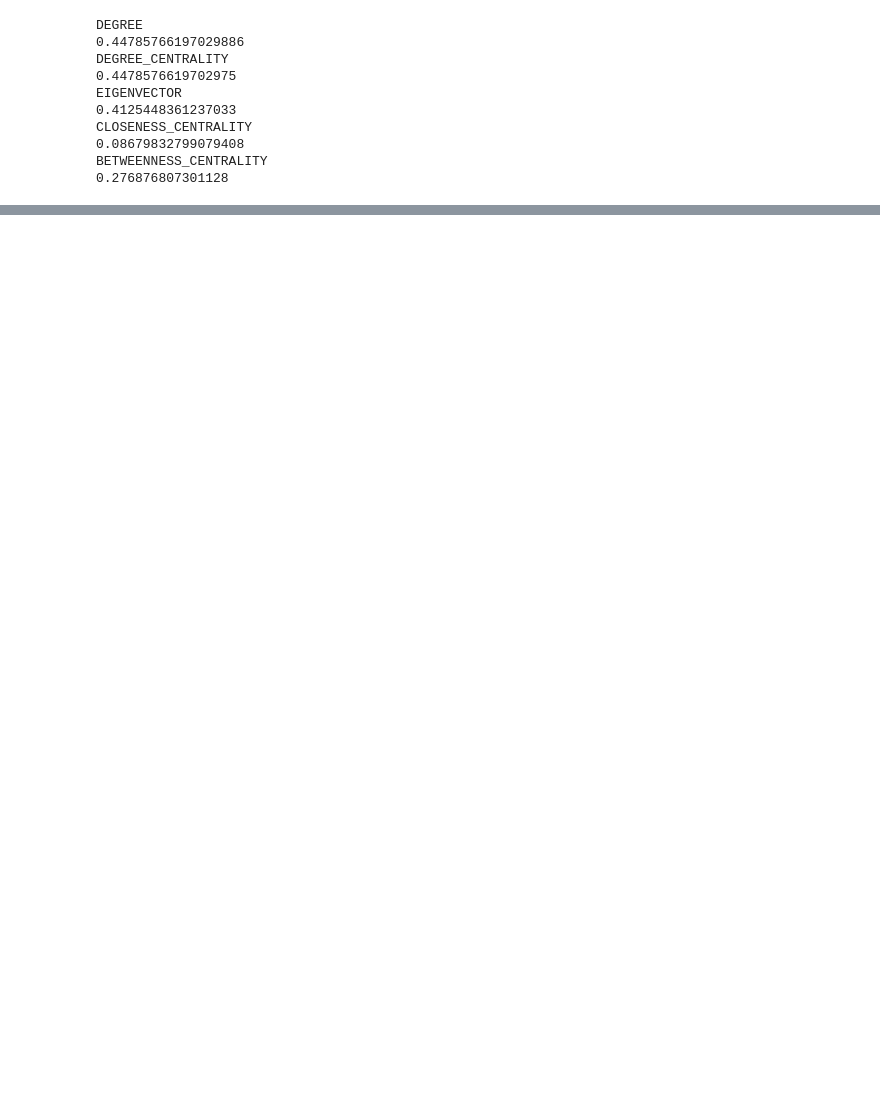
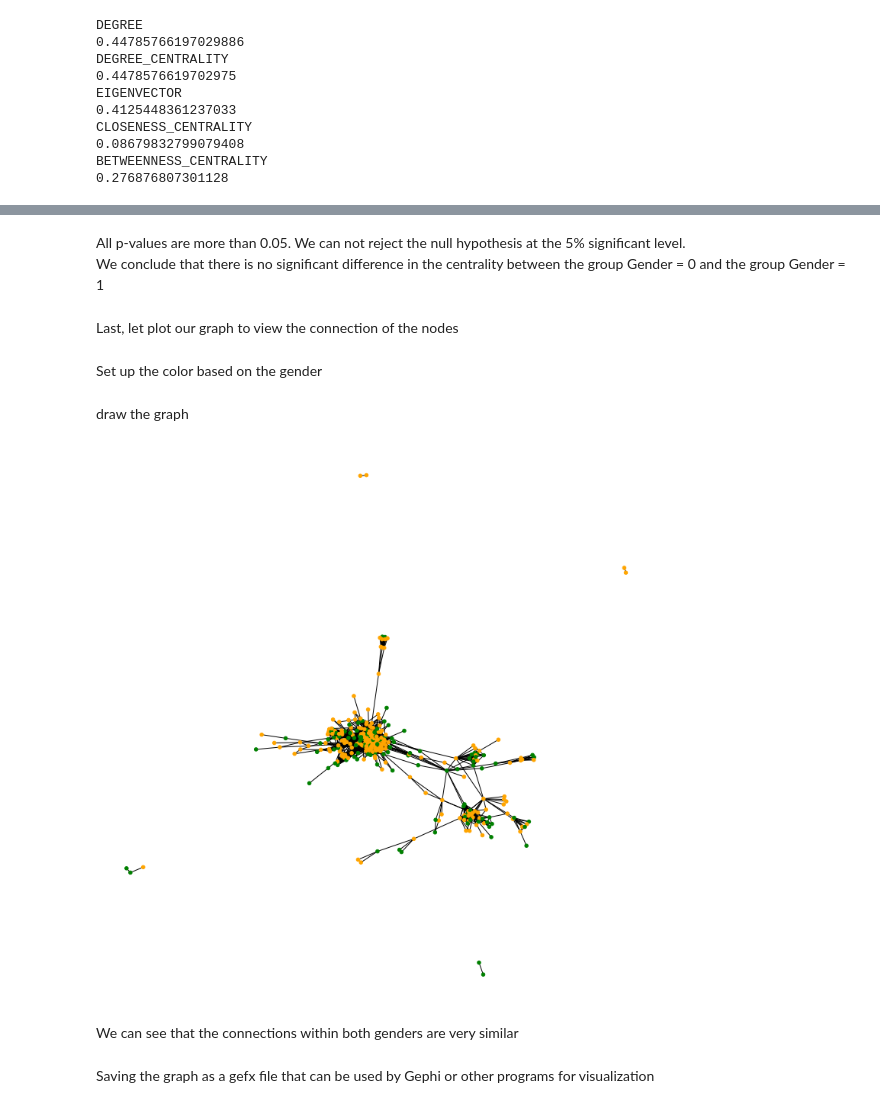
Before and after one commit to SamReeves/web_analytics, a Jupyter notebook: project 1/Project 1.ipynb, the cells around one changed output, grey strips where cells are left out. Cells and saved outputs as stored; diff of their text form; code cells hidden in the pictures; blank space fills up the shorter version.

```diff
--- a/project 1/Project 1.ipynb
+++ b/project 1/Project 1.ipynb
@@ -159,0 +235,21 @@ For DEGREE, DEGREE_CENTRALITY and BETWEENNESS_CENTRALITY, there is no strong evi
+# %% [markdown]
+All p-values are more than 0.05. We can not reject the null hypothesis at the 5% significant level. <br>
+We conclude that there is no significant difference in the centrality between the group Gender = 0 and the group Gender = 1
+# %% [markdown]
+Last, let plot our graph to view the connection of the nodes
+# %% [markdown]
+Set up the color based on the gender
+# %%
+colors = ['Green' if g.nodes[node]['Gender'] == 1 else 'Orange'  for node in g.nodes]
+# %% [markdown]
+draw the graph
+# %%
+plt.figure(figsize=(10,10))
+nx.draw(g, node_size = 20, node_color = colors)
+plt.show()
+# %% [output]
+[figure, added]
+# %% [markdown]
+We can see that the connections within both genders are very similar
+# %% [markdown]
+Saving the graph as a gefx file that can be used by Gephi or other programs for visualization
```
Also changed, not shown: parts of 48 cells of this notebook.
